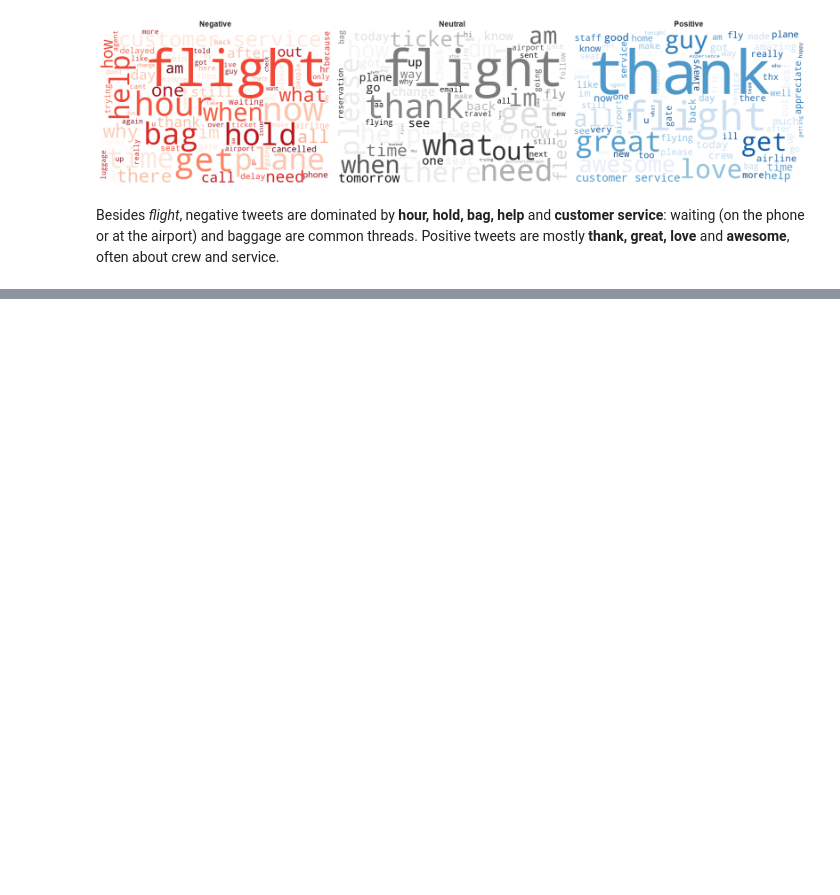
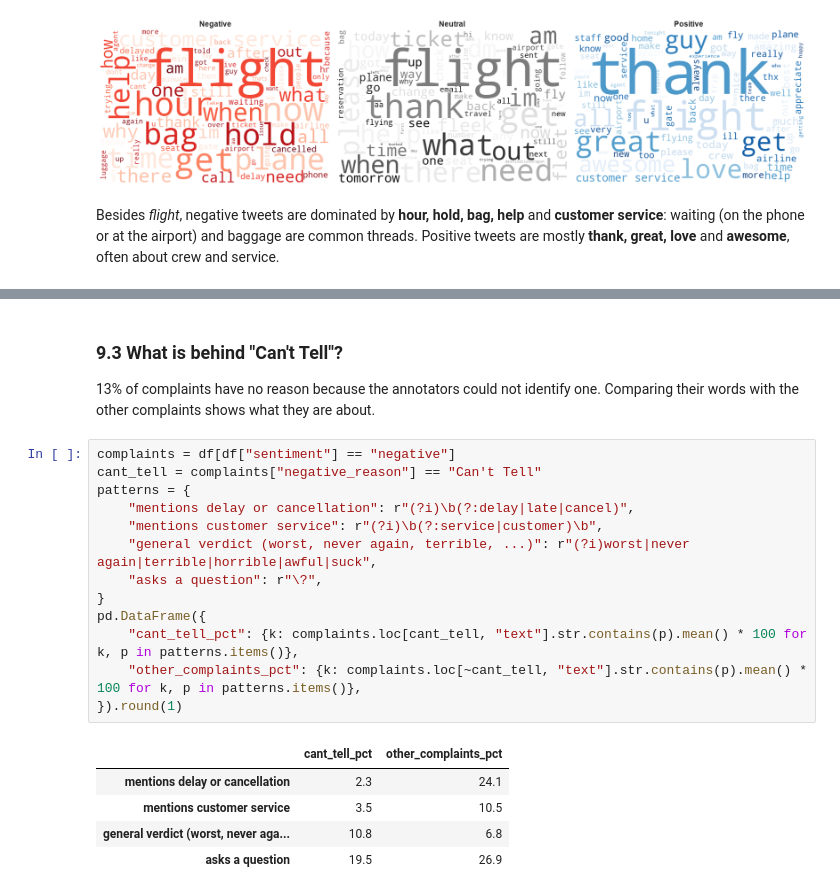
Before and after one commit to antarezQ/sentiment-analysis-dashboard, a Jupyter notebook: notebooks/01_eda.ipynb, the cells around one changed output, grey strips where cells are left out. Drawn from its saved outputs; the diff is of its cells as text; blank space fills up the shorter version.

```diff
--- a/notebooks/01_eda.ipynb
+++ b/notebooks/01_eda.ipynb
@@ -379,0 +454,23 @@ Besides *flight*, negative tweets are dominated by **hour, hold, bag, help** and
+# %% [markdown]
+### 9.3 What is behind "Can't Tell"?
+
+13% of complaints have no reason because the annotators could not identify one. Comparing their words with the other complaints shows what they are about.
+# %%
+complaints = df[df["sentiment"] == "negative"]
+cant_tell = complaints["negative_reason"] == "Can't Tell"
+patterns = {
+    "mentions delay or cancellation": r"(?i)\b(?:delay|late|cancel)",
+    "mentions customer service": r"(?i)\b(?:service|customer)\b",
+    "general verdict (worst, never again, terrible, ...)": r"(?i)worst|never again|terrible|horrible|awful|suck",
+    "asks a question": r"\?",
+}
+pd.DataFrame({
+    "cant_tell_pct": {k: complaints.loc[cant_tell, "text"].str.contains(p).mean() * 100 for k, p in patterns.items()},
+    "other_complaints_pct": {k: complaints.loc[~cant_tell, "text"].str.contains(p).mean() * 100 for k, p in patterns.items()},
+}).round(1)
+# %% [output]
+|  | cant_tell_pct | other_complaints_pct |
+| mentions delay or cancellation | 2.3 | 24.1 |
+| mentions customer service | 3.5 | 10.5 |
+| general verdict (worst, never aga... | 10.8 | 6.8 |
+| asks a question | 19.5 | 26.9 |
```
Also changed, not shown: parts of 13 cells of this notebook.
